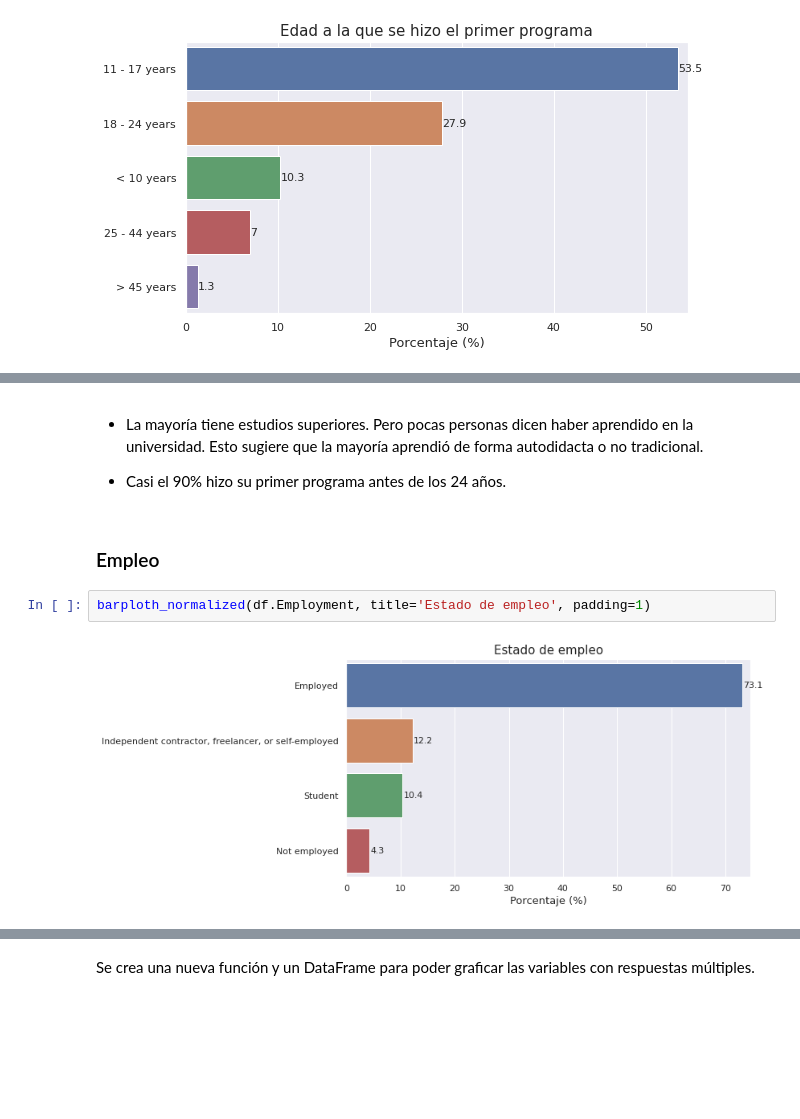
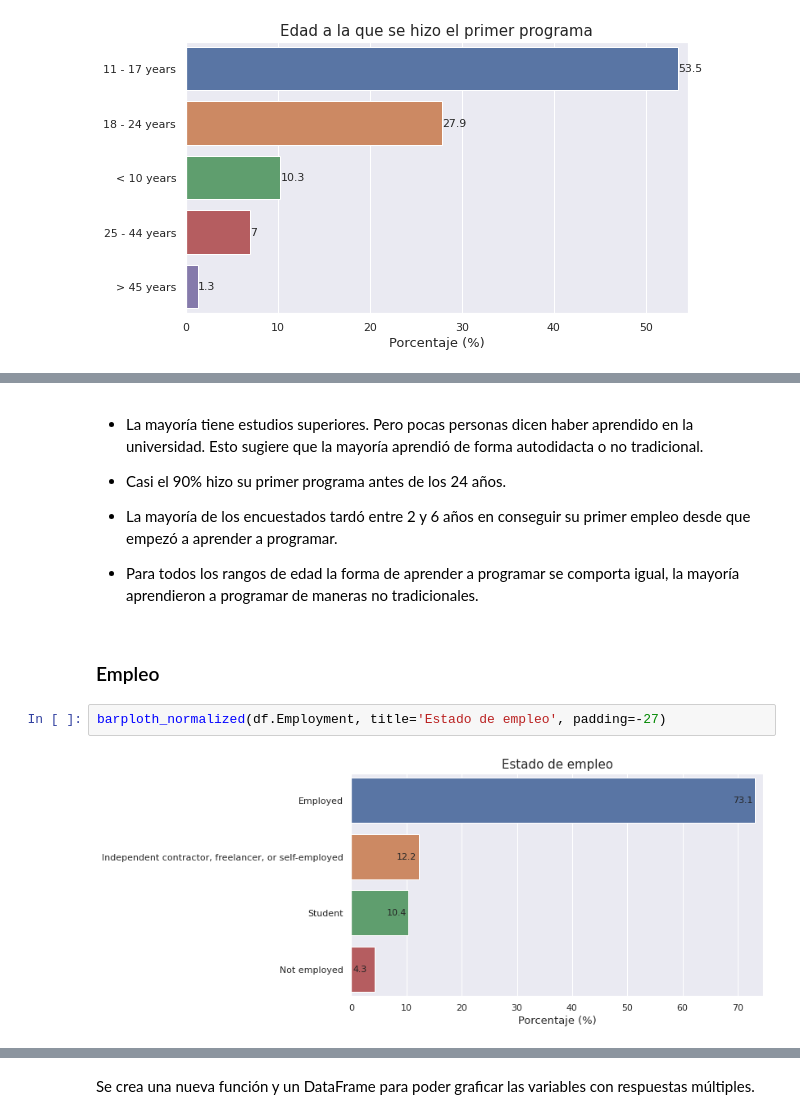
Before and after one commit to anthonymanotoa/survey-dev, a Jupyter notebook: notebooks/2-exploration.ipynb, the cells around one changed output, grey strips where cells are left out. Cells and saved outputs as stored; diff of their text form; blank space fills up the shorter version.

```diff
--- a/notebooks/2-exploration.ipynb
+++ b/notebooks/2-exploration.ipynb
@@ -126,9 +151,13 @@ barploth_normalized(df.Age1stCode, title='Edad a la que se hizo el primer progra
 * La mayoría tiene estudios superiores. Pero pocas personas dicen haber aprendido en la universidad. Esto sugiere que la mayoría aprendió de forma autodidacta o no tradicional.
 
 * Casi el 90% hizo su primer programa antes de los 24 años.
+
+* La mayoría de los encuestados tardó entre 2 y 6 años en conseguir su primer empleo desde que empezó a aprender a programar.
+
+* Para todos los rangos de edad la forma de aprender a programar se comporta igual, la mayoría aprendieron a programar de maneras no tradicionales.
 # %% [markdown]
 ### Empleo
 # %%
-barploth_normalized(df.Employment, title='Estado de empleo', padding=1)
+barploth_normalized(df.Employment, title='Estado de empleo', padding=-27)
 # %% [output]
-[figure, old version]
+[figure, new version]
```
Also changed, not shown: parts of 48 cells of this notebook, 3 other files.
